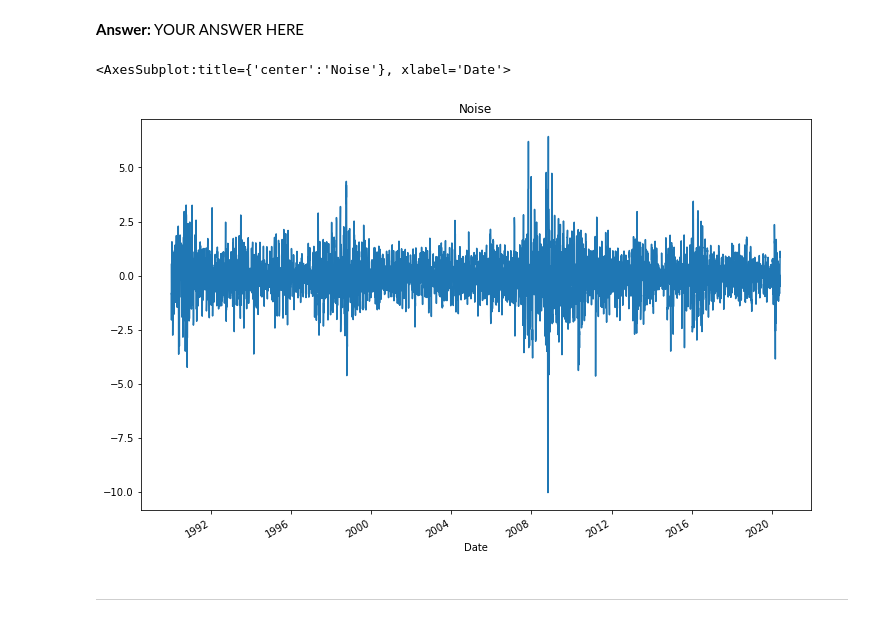
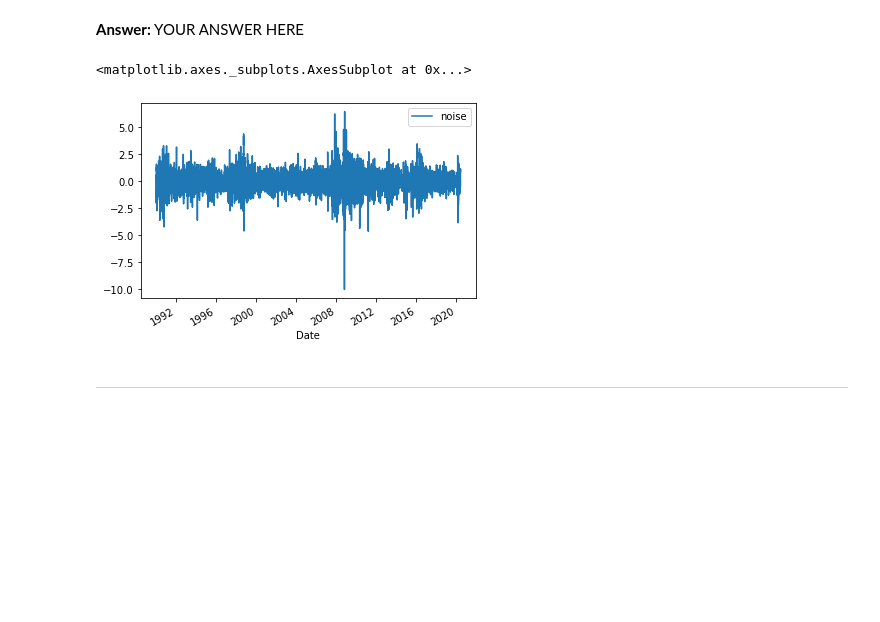
Before and after one commit to aakashsonali/python-homework, a Jupyter notebook: time series/time_series_analysis.ipynb, the cells around one changed output. Saved outputs shown, nothing was run; the diff lists cells and outputs as text; code cells hidden in the pictures; blank space fills up the shorter version.

```diff
--- a/time series/time_series_analysis.ipynb
+++ b/time series/time_series_analysis.ipynb
@@ -65,6 +65,10 @@ ts_noise, ts_trend = sm.tsa.filters.hpfilter(cad_jpy_df['Price'])
 # %%
 # Create a dataframe of just the exchange rate price, and add columns for "noise" and "trend" series from above:
 # YOUR CODE HERE!
+newdf = cad_jpy_df[['Price']].copy()
+newdf['noise'] = ts_noise
+newdf['trend'] = ts_trend
+newdf.head()
 # %% [output]
 |  | Price | noise | trend |
 | Date |  |  |  |
@@ -86,9 +94,11 @@ ts_noise, ts_trend = sm.tsa.filters.hpfilter(cad_jpy_df['Price'])
 # %%
 # Plot the Settle Noise
 # YOUR CODE HERE!
+ptdf2= newdf['noise'] .to_frame()
+ptdf2.plot()
 # %% [output]
-<AxesSubplot:title={'center':'Noise'}, xlabel='Date'>
+<matplotlib.axes._subplots.AxesSubplot at 0x...>
-[figure, old version]
+[figure, new version]
 # %% [markdown]
 ---
 # %% [markdown]
```
Also changed, not shown: parts of 17 cells of this notebook, 8 other files.
